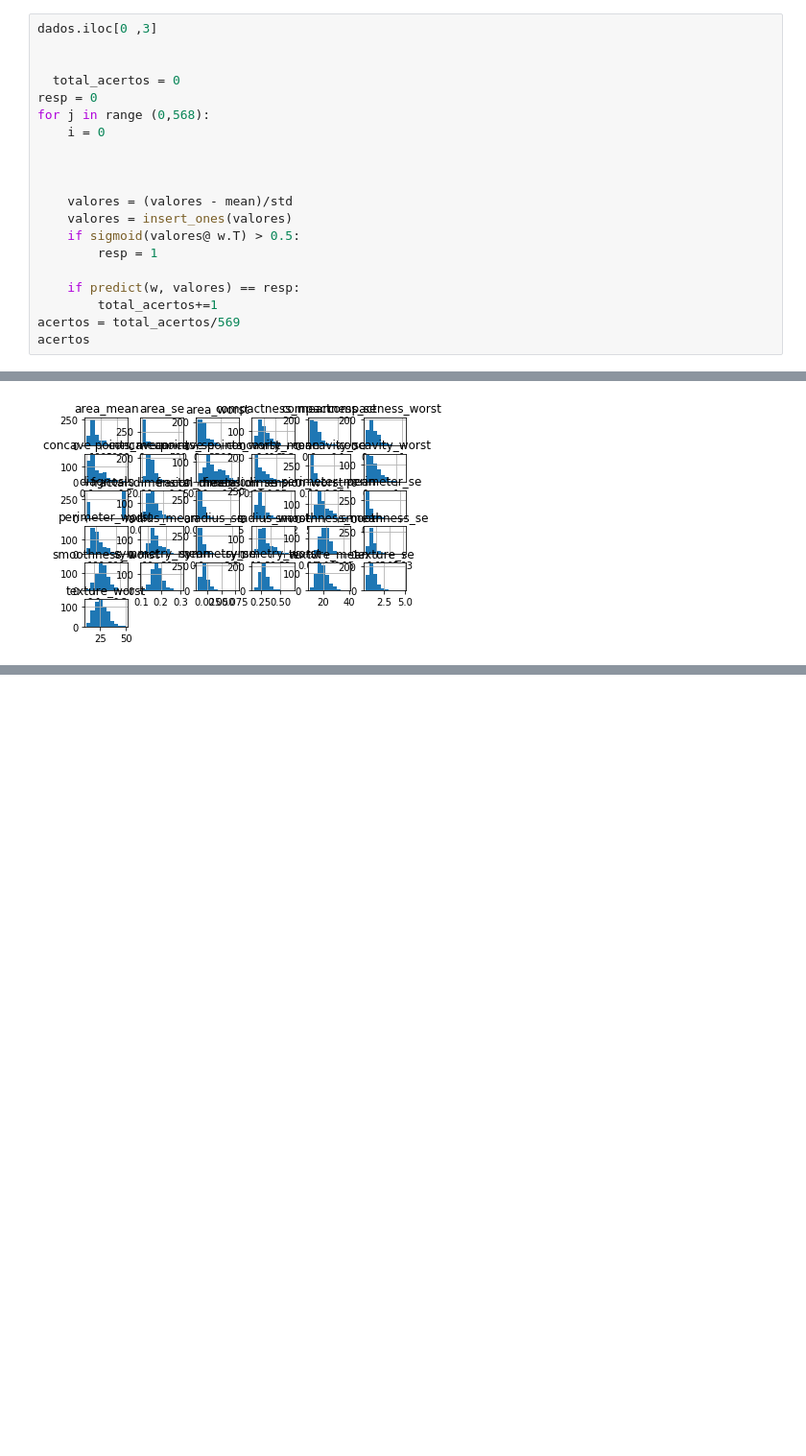
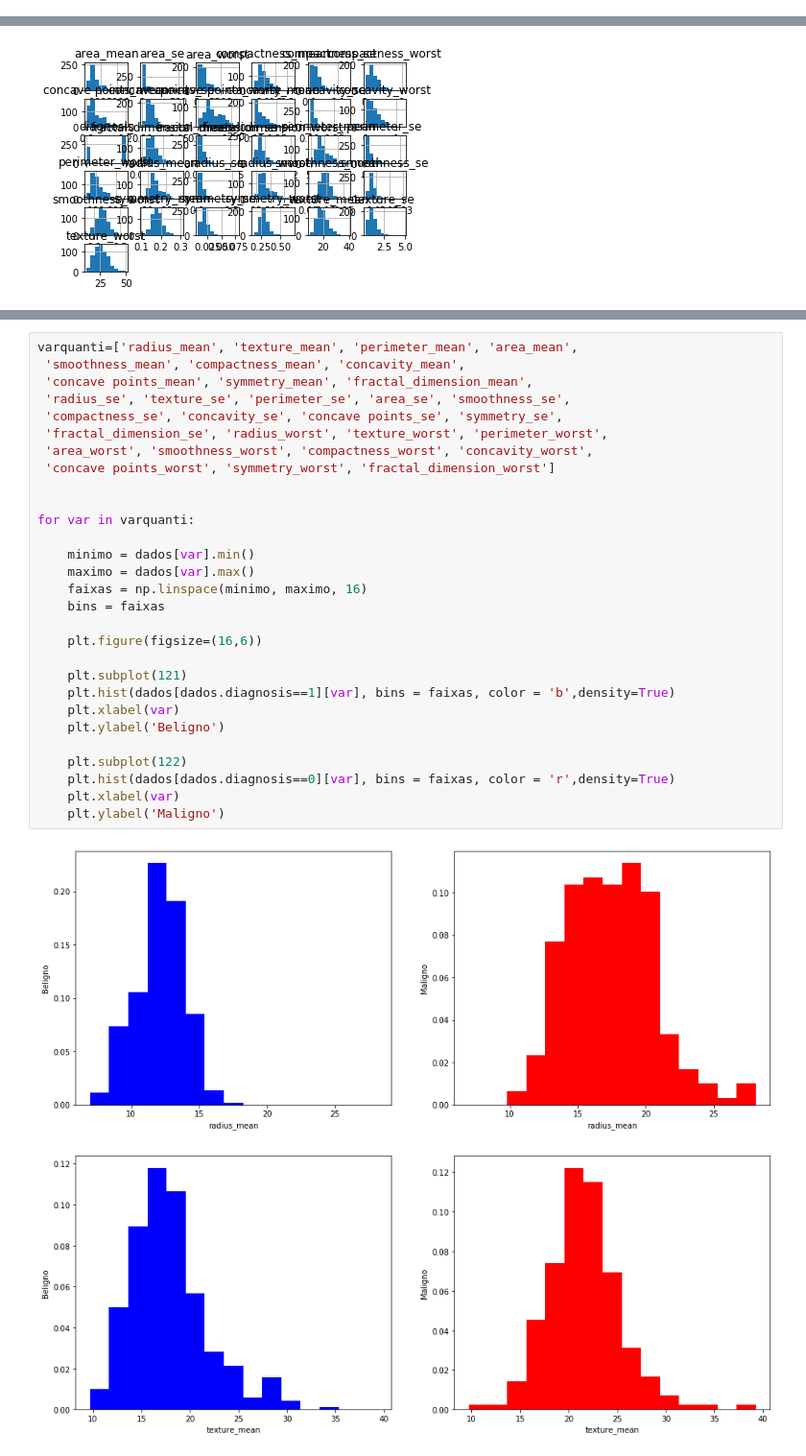
Before and after one commit to duddatorres/PROJETO2, a Jupyter notebook: Projeto 2.ipynb, the cells around one changed output, grey strips where cells are left out. Shown at 96% size. Saved outputs shown, nothing was run; the diff lists cells and outputs as text; blank space fills up the shorter version.

```diff
--- a/Projeto 2.ipynb
+++ b/Projeto 2.ipynb
@@ -237,23 +234,3 @@ while i > 30:
 dados.iloc[0,2]
 # %% [output]
 10.38
-# %%
-dados.iloc[0 ,3]
-
-
-  total_acertos = 0
-resp = 0
-for j in range (0,568):
-    i = 0
-
-
-
-    valores = (valores - mean)/std
-    valores = insert_ones(valores)
-    if sigmoid(valores@ w.T) > 0.5:
-        resp = 1
-
-    if predict(w, valores) == resp:
-        total_acertos+=1
-acertos = total_acertos/569
-acertos
@@ -328,0 +369,32 @@ Text(0, 0.5, 'fractal_dimension_worst')
+# %%
+varquanti=['radius_mean', 'texture_mean', 'perimeter_mean', 'area_mean',
+ 'smoothness_mean', 'compactness_mean', 'concavity_mean',
+ 'concave points_mean', 'symmetry_mean', 'fractal_dimension_mean',
+ 'radius_se', 'texture_se', 'perimeter_se', 'area_se', 'smoothness_se',
+ 'compactness_se', 'concavity_se', 'concave points_se', 'symmetry_se',
+ 'fractal_dimension_se', 'radius_worst', 'texture_worst', 'perimeter_worst',
+ 'area_worst', 'smoothness_worst', 'compactness_worst', 'concavity_worst',
+ 'concave points_worst', 'symmetry_worst', 'fractal_dimension_worst']
+
+
+for var in varquanti:
+
+    minimo = dados[var].min()
+    maximo = dados[var].max()
+    faixas = np.linspace(minimo, maximo, 16)
+    bins = faixas
+
+    plt.figure(figsize=(16,6))
+
+    plt.subplot(121)
+    plt.hist(dados[dados.diagnosis==1][var], bins = faixas, color = 'b',density=True)
+    plt.xlabel(var)
+    plt.ylabel('Beligno')
+
+    plt.subplot(122)
+    plt.hist(dados[dados.diagnosis==0][var], bins = faixas, color = 'r',density=True)
+    plt.xlabel(var)
+    plt.ylabel('Maligno')
+# %% [output]
+[figure, added]
+[figure, added]
```
Also changed, not shown: parts of 21 cells of this notebook.
